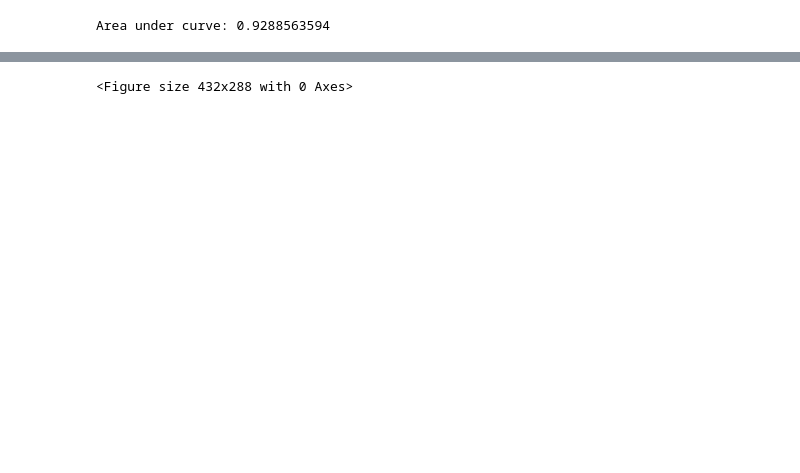
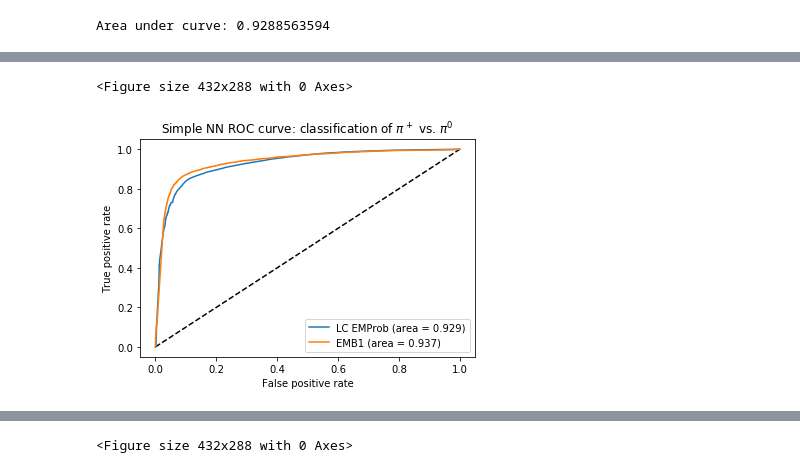
Before and after one commit to russbate42/UBCPionML, a Jupyter notebook: classifier/TopoClusterClassifier.ipynb, the cells around one changed output, grey strips where cells are left out. Cells and saved outputs as stored; diff of their text form; code cells hidden in the pictures; blank space fills up the shorter version.

```diff
--- a/classifier/TopoClusterClassifier.ipynb
+++ b/classifier/TopoClusterClassifier.ipynb
@@ -647,3 +690,22 @@ Area under curve: 0.9288563594
+# %%
+plt.cla(); plt.clf()
+# fig, ax = plt.subplots(1, 2, tight_layout=True, figsize=(10,4))
+# fig.patch.set_facecolor('white')
+
+fig = plt.figure()
+fig.patch.set_facecolor('white')
+plt.plot([0, 1], [0, 1], 'k--')
+plt.plot(fpr_lc, tpr_lc, label='LC EMProb (area = {:.3f})'.format(auc_lc))
+plt.plot(fpr_flat_nn[0], tpr_flat_nn[0], label='{} (area = {:.3f})'.format('EMB1', auc_flat_nn[0]))
+plt.xlabel('False positive rate')
+plt.ylabel('True positive rate')
+plt.title('Simple NN ROC curve: classification of $\pi^+$ vs. $\pi^0$')
+plt.legend(loc='best')
+plt.savefig('Plots/roc_lc_emb1_only.pdf')
+plt.show()
+# %% [output]
+<Figure size 432x288 with 0 Axes>
+[figure, added]
 # %%
 plt.cla(); plt.clf()
 # fig, ax = plt.subplots(1, 2, tight_layout=True, figsize=(10,4))
```
Also changed, not shown: parts of 23 cells of this notebook.
